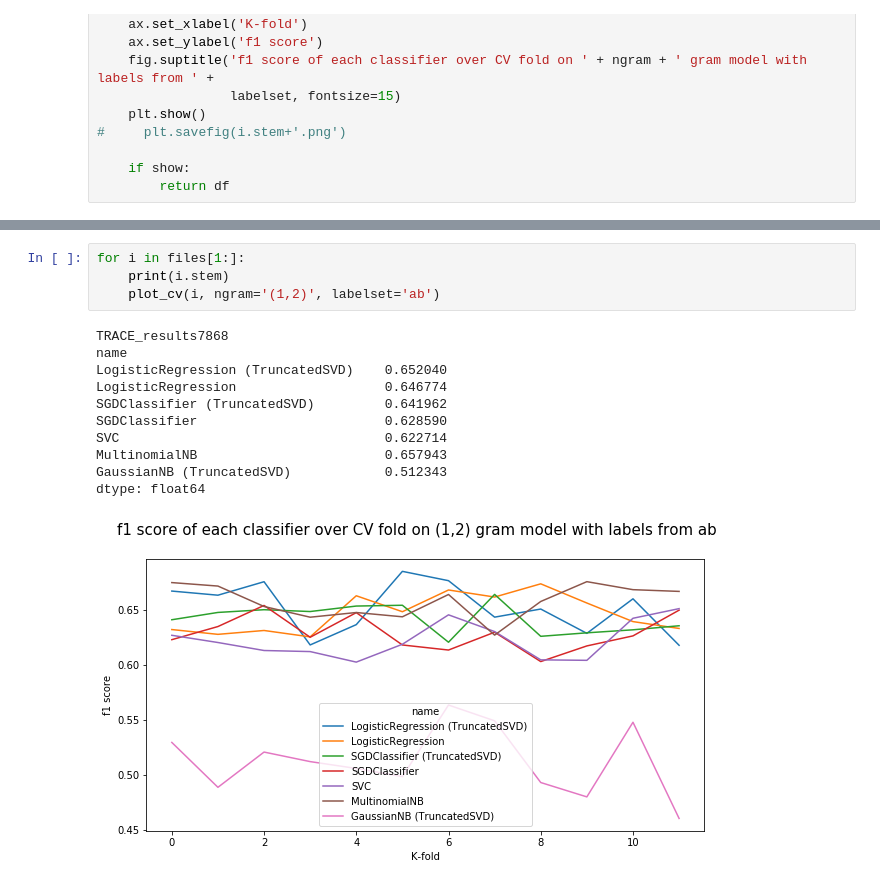
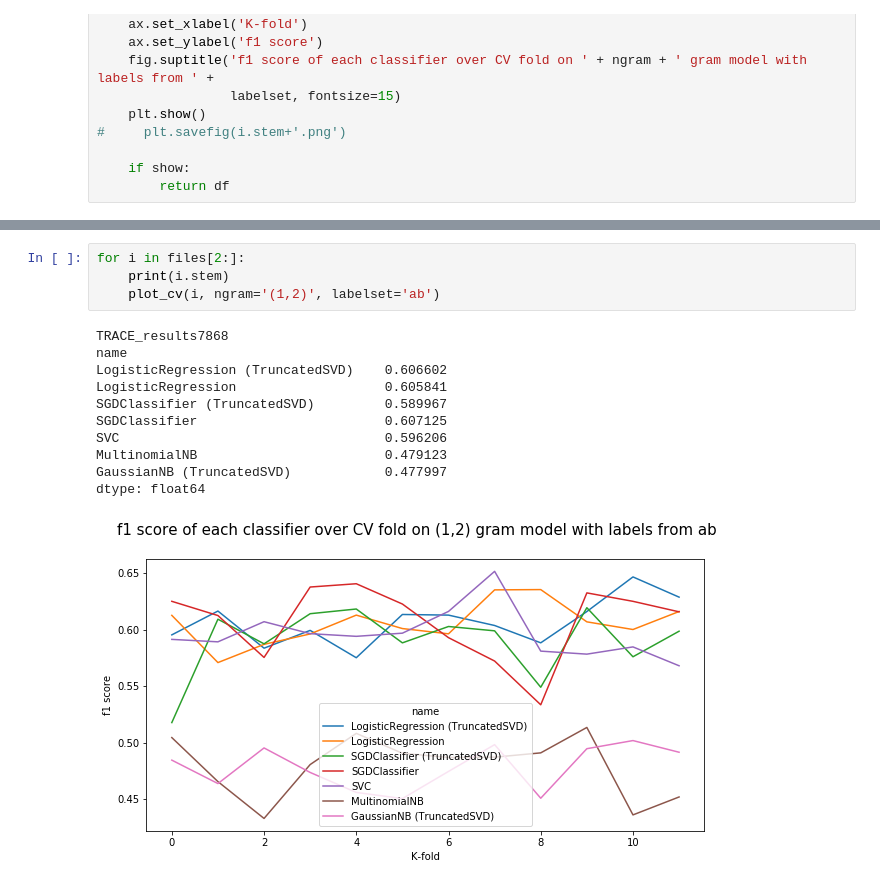
Before and after one commit to nitimkc/cyberbullying, a Jupyter notebook: jupyter/results_cv.ipynb, the cells around one changed output, grey strips where cells are left out. Cells and saved outputs as stored; diff of their text form.

```diff
--- a/jupyter/results_cv.ipynb
+++ b/jupyter/results_cv.ipynb
@@ -44,16 +39,16 @@ files
 # %%
-for i in files[1:]:
+for i in files[2:]:
     print(i.stem)
     plot_cv(i, ngram='(1,2)', labelset='ab')
 # %% [output]
 TRACE_results7868
 name
-LogisticRegression (TruncatedSVD)    0.652040
-LogisticRegression                   0.646774
-SGDClassifier (TruncatedSVD)         0.641962
-SGDClassifier                        0.628590
-SVC                                  0.622714
-MultinomialNB                        0.657943
-GaussianNB (TruncatedSVD)            0.512343
+LogisticRegression (TruncatedSVD)    0.606602
+LogisticRegression                   0.605841
+SGDClassifier (TruncatedSVD)         0.589967
+SGDClassifier                        0.607125
+SVC                                  0.596206
+MultinomialNB                        0.479123
+GaussianNB (TruncatedSVD)            0.477997
 dtype: float64
-[figure, old version]
+[figure, new version]
```
Also changed, not shown: parts of 4 cells of this notebook, 37 other files.
